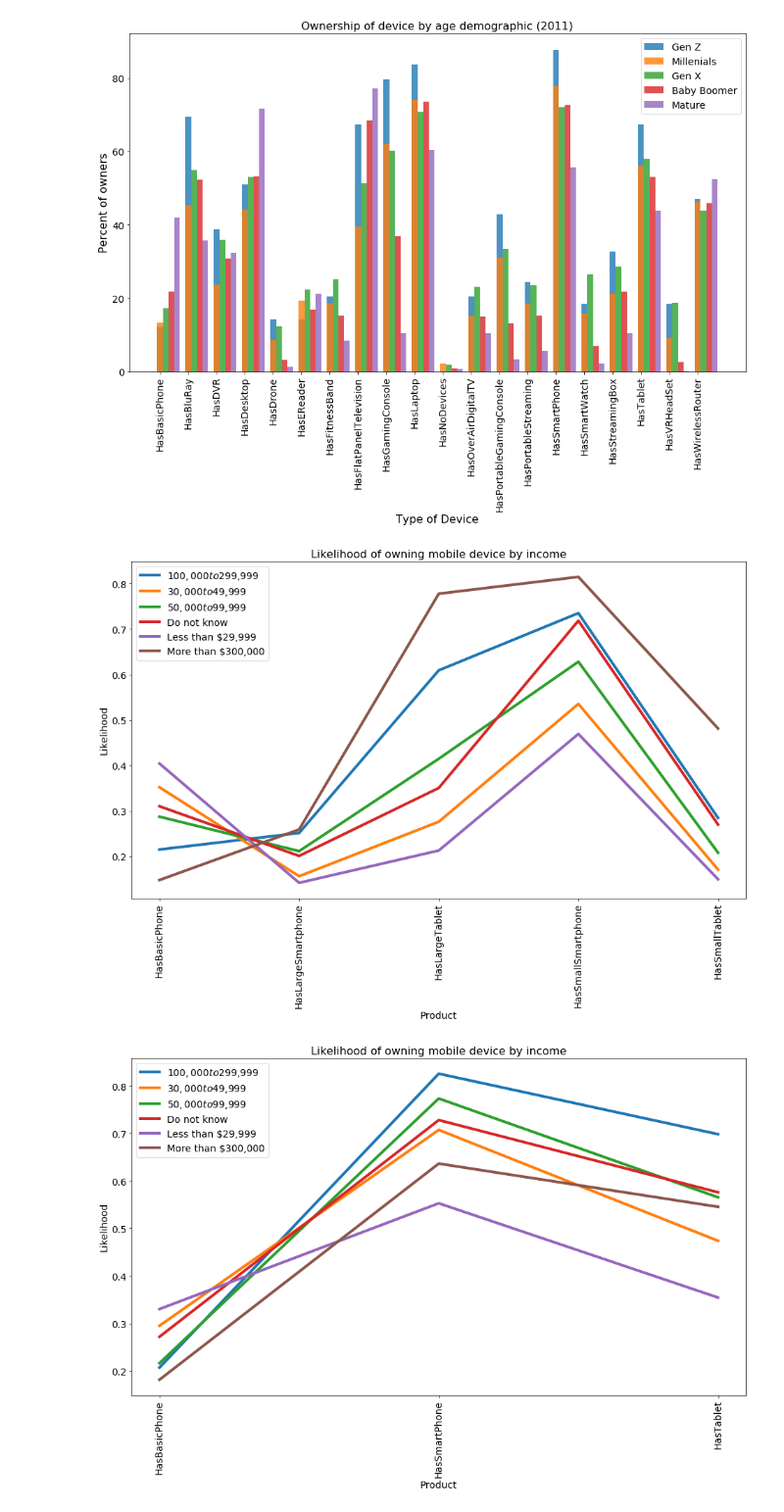
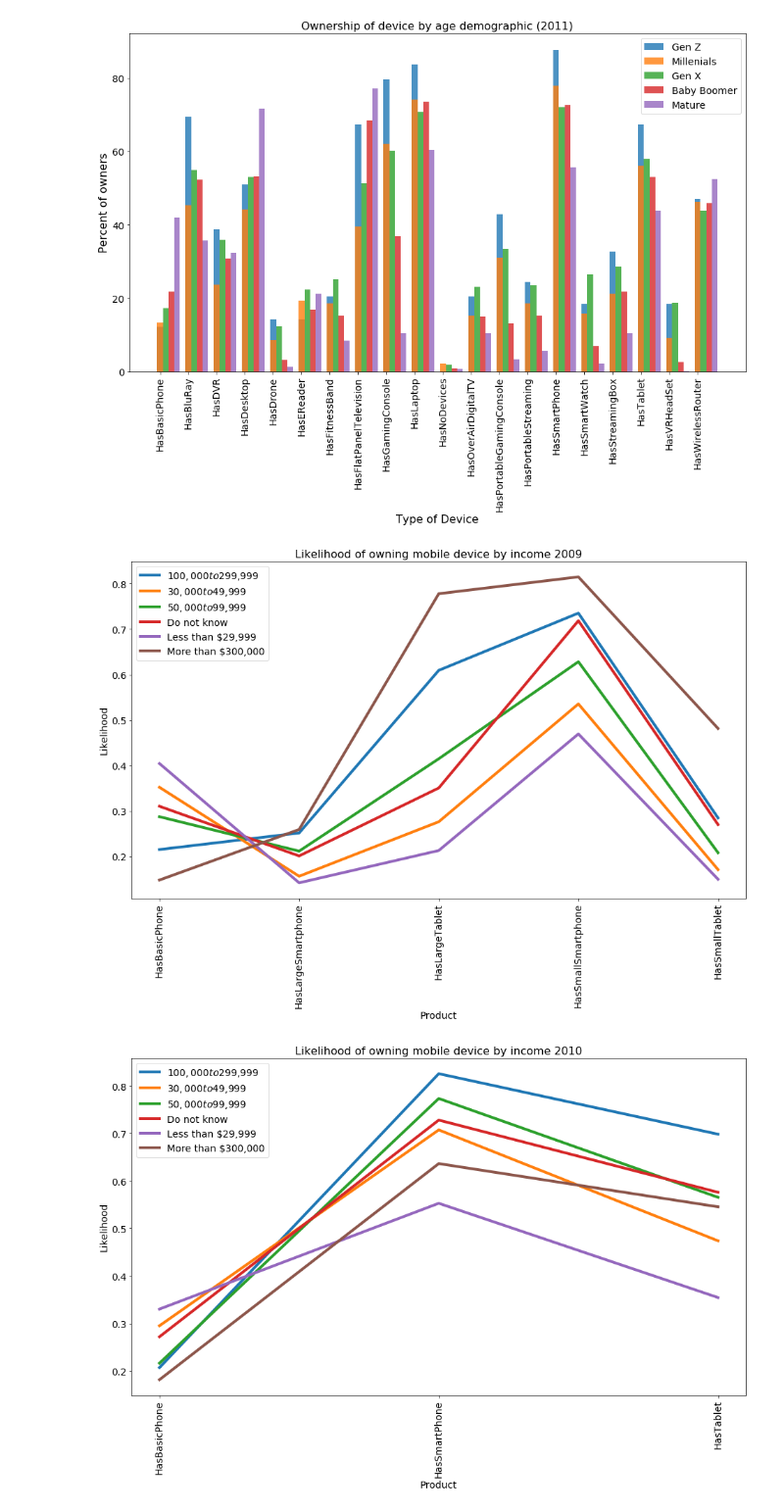
Before and after one commit to rohit-agrawal10/datascience, a Jupyter notebook: Questions1-22.ipynb, the cells around one changed output. Shown at 98% size. Drawn from its saved outputs; the diff is of its cells as text; code cells hidden in the pictures.

Commit message:
percent change graphs

```diff
--- a/Questions1-22.ipynb
+++ b/Questions1-22.ipynb
@@ -310,7 +310,9 @@ purchaseHomeMedia1 = np.intersect1d(PurchaseHomeMedia , df1.columns)
 purchaseHomeMedia2 = np.intersect1d(PurchaseHomeMedia , df2.columns)
 purchaseHomeMedia3 = np.intersect1d(PurchaseHomeMedia , df3.columns)
 # %%
-# group mobile devices owned by Household Income
+# group mobile devices owned by Household Income. The takeaway is that theres a convergence of smartphone adoption, but
+# people of lower income are not adopting as quickly
+
 pd.Categorical(df1['HouseholdIncome'])
 hasItems_2009 = df1[0:maxSample].groupby('HouseholdIncome')[hasPhoneOrTablet1].mean()
 hasItems_2010 = df2[0:maxSample].groupby('HouseholdIncome')[hasPhoneOrTablet2].mean()
@@ -318,35 +320,35 @@ hasItems_2011 = df3[0:maxSample].groupby('HouseholdIncome')[hasPhoneOrTablet3].m
 
 IncomeBins = np.unique(df1['HouseholdIncome'])
 
 for ind in np.arange(len(IncomeBins)):
     plt.plot(list(hasItems_2009), hasItems_2009.iloc[ind], label=IncomeBins[ind], linewidth=4)
 
-plt.title('Likelihood of owning mobile device by income')
+plt.title('Likelihood of owning mobile device by income 2009')
 plt.xlabel('Product', fontsize=14)
 plt.ylabel('Likelihood', fontsize=14)
 plt.xticks(hasItems_2009.keys(), rotation = 90)
 plt.legend()
 plt.show()
 
 for ind in np.arange(len(IncomeBins)):
     plt.plot(list(hasItems_2010), hasItems_2010.iloc[ind], label=IncomeBins[ind], linewidth=4)
 
-plt.title('Likelihood of owning mobile device by income')
+plt.title('Likelihood of owning mobile device by income 2010')
 plt.xlabel('Product', fontsize=14)
 plt.ylabel('Likelihood', fontsize=14)
 plt.xticks(hasItems_2010.keys(), rotation = 90)
 plt.legend()
 plt.show()
 
 for ind in np.arange(len(IncomeBins)):
     plt.plot(list(hasItems_2011), hasItems_2011.iloc[ind], label=IncomeBins[ind], linewidth=4)
 
-plt.title('Likelihood of owning mobile device by income')
+plt.title('Likelihood of owning mobile device by income 2011')
 plt.xlabel('Product', fontsize=14)
 plt.ylabel('Likelihood', fontsize=14)
 plt.xticks(hasItems_2011.keys(), rotation = 90)
 plt.legend()
 plt.show()
 # %% [output]
-[figure, old version]
+[figure, new version]
-[figure, old version]
+[figure, new version]
```
Also changed, not shown: parts of 6 cells of this notebook.
